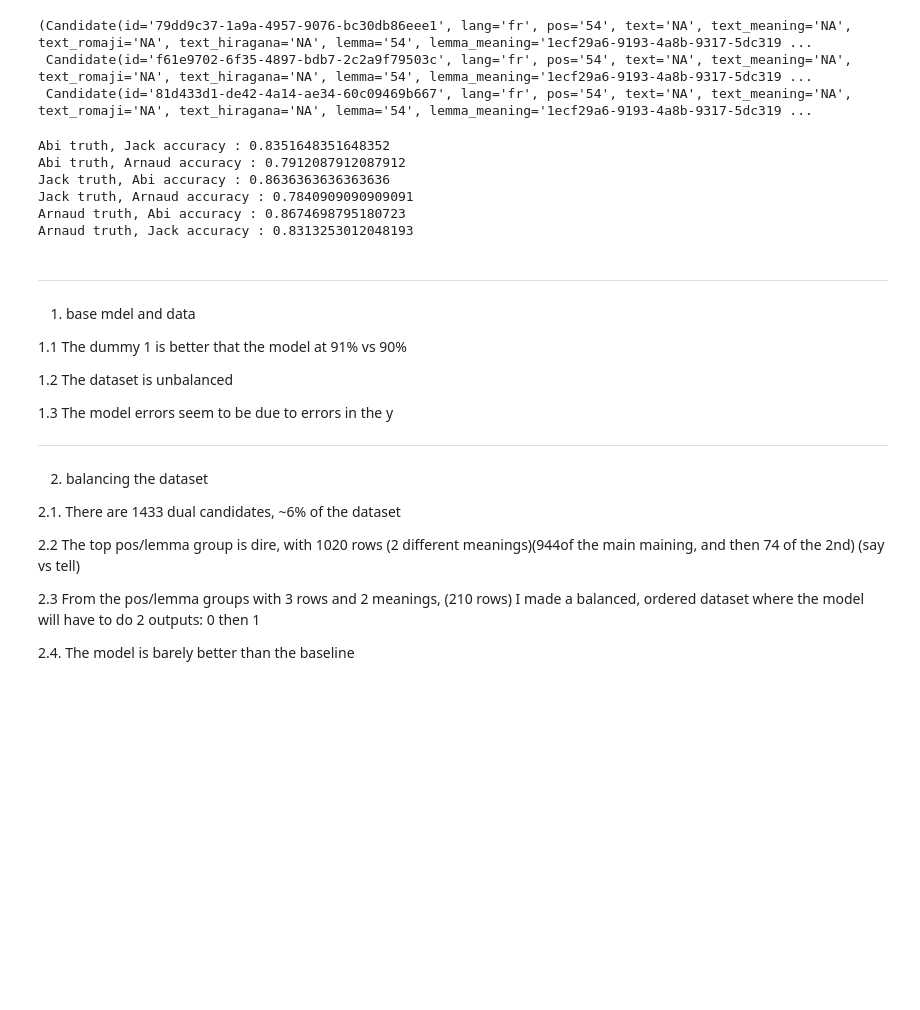
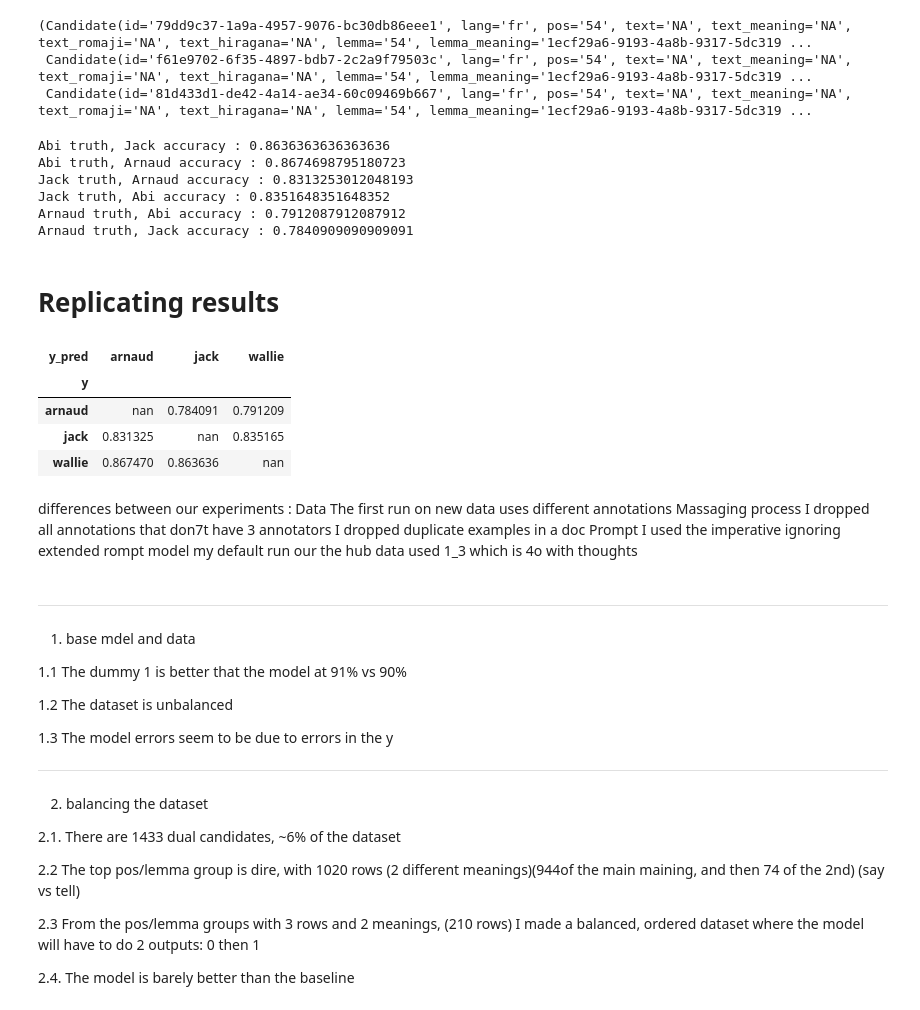
Before and after one commit to linalgo/wsd, a Jupyter notebook: eval_2.ipynb, the cells around one changed output. Saved outputs shown, nothing was run; the diff lists cells and outputs as text; code cells hidden in the pictures; blank space fills up the shorter version.

Commit message:
fixed accuracy bug

```diff
--- a/eval_2.ipynb
+++ b/eval_2.ipynb
@@ -471,16 +486,19 @@ X_ab[100],X_j[100],X_ar[100]
  Candidate(id='f61e9702-6f35-4897-bdb7-2c2a9f79503c', lang='fr', pos='54', text='NA', text_meaning='NA', text_romaji='NA', text_hiragana='NA', lemma='54', lemma_meaning='1ecf29a6-9193-4a8b-9317-5dc319 ...
  Candidate(id='81d433d1-de42-4a14-ae34-60c09469b667', lang='fr', pos='54', text='NA', text_meaning='NA', text_romaji='NA', text_hiragana='NA', lemma='54', lemma_meaning='1ecf29a6-9193-4a8b-9317-5dc319 ...
 # %%
-print(f"Abi truth, Jack accuracy : {accuracy(y_ab, y_j)}")
-print(f"Abi truth, Arnaud accuracy : {accuracy(y_ab, y_ar)}")
-print(f"Jack truth, Abi accuracy : {accuracy(y_j, y_ab)}")
-print(f"Jack truth, Arnaud accuracy : {accuracy(y_j, y_ar)}")
-print(f"Arnaud truth, Abi accuracy : {accuracy(y_ar, y_ab)}")
-print(f"Arnaud truth, Jack accuracy : {accuracy(y_ar, y_j)}")
+# my order was wrong, it's fixed now.
+print(f"Abi truth, Jack accuracy : {accuracy(y_j, y_ab)}")
+print(f"Abi truth, Arnaud accuracy : {accuracy(y_ar, y_ab)}")
+print(f"Jack truth, Arnaud accuracy : {accuracy(y_ar, y_j)}")
+print(f"Jack truth, Abi accuracy : {accuracy(y_ab, y_j)}")
+print(f"Arnaud truth, Abi accuracy : {accuracy(y_ab, y_ar)}")
+print(f"Arnaud truth, Jack accuracy : {accuracy(y_j, y_ar)}")
 # %% [output]
-Abi truth, Jack accuracy : 0.8351648351648352
-Abi truth, Arnaud accuracy : 0.7912087912087912
-Jack truth, Abi accuracy : 0.8636363636363636
-Jack truth, Arnaud accuracy : 0.7840909090909091
-Arnaud truth, Abi accuracy : 0.8674698795180723
-Arnaud truth, Jack accuracy : 0.8313253012048193
+Abi truth, Jack accuracy : 0.8636363636363636
+Abi truth, Arnaud accuracy : 0.8674698795180723
+Jack truth, Arnaud accuracy : 0.8313253012048193
+Jack truth, Abi accuracy : 0.8351648351648352
+Arnaud truth, Abi accuracy : 0.7912087912087912
+Arnaud truth, Jack accuracy : 0.7840909090909091
+# %% [markdown]
+# Replicating results
@@ -487,3 +507,54 @@ Arnaud truth, Jack accuracy : 0.8313253012048193
+# %%
+import pandas as pd
+import numpy as np
+from itertools import combinations
+from IPython.display import display
+
+# Ensure accuracy function is correctly imported
+from linpub.metrics import accuracy
+
+# Example y_pred dictionary
+y_pred = {
+    "arnaud": y_ar,
+    "jack": y_j,
+    "wallie": y_ab,
+}
+
+data = []
+models = list(y_pred.keys())
+
+# Compute accuracy for all combinations
+for model1, model2 in combinations(models, 2):
+    accuracy_value_1 = accuracy(y_pred[model1], y_pred[model2])
+    accuracy_value_2 = accuracy(y_pred[model2], y_pred[model1])
+    data.append({'y_pred': model1, 'y': model2, 'cluster_accuracy': accuracy_value_1})
+    data.append({'y_pred': model2, 'y': model1, 'cluster_accuracy': accuracy_value_2})
+
+# Create DataFrame and pivot it
+df = pd.DataFrame(data).pivot(index='y', columns='y_pred', values='cluster_accuracy')
+
+# Apply background gradient
+styled_df = df.style.background_gradient(cmap='Greens')
+
+# Display the styled DataFrame
+display(styled_df)
+# %% [output]
+| y_pred | arnaud | jack | wallie |
+| y |  |  |  |
+| arnaud | nan | 0.784091 | 0.791209 |
+| jack | 0.831325 | nan | 0.835165 |
+| wallie | 0.867470 | 0.863636 | nan |
+# %% [markdown]
+differences between our experiments :
+Data
+The first run on new data uses different annotations
+Massaging process
+I dropped all annotations that don7t have 3 annotators
+I dropped duplicate examples in a doc
+Prompt
+I used the imperative ignoring extended rompt
+model
+my default run our the hub data used 1_3 which is 4o with thoughts
 # %% [markdown]
 
 -------
```
Also changed, not shown: parts of 8 cells of this notebook.
